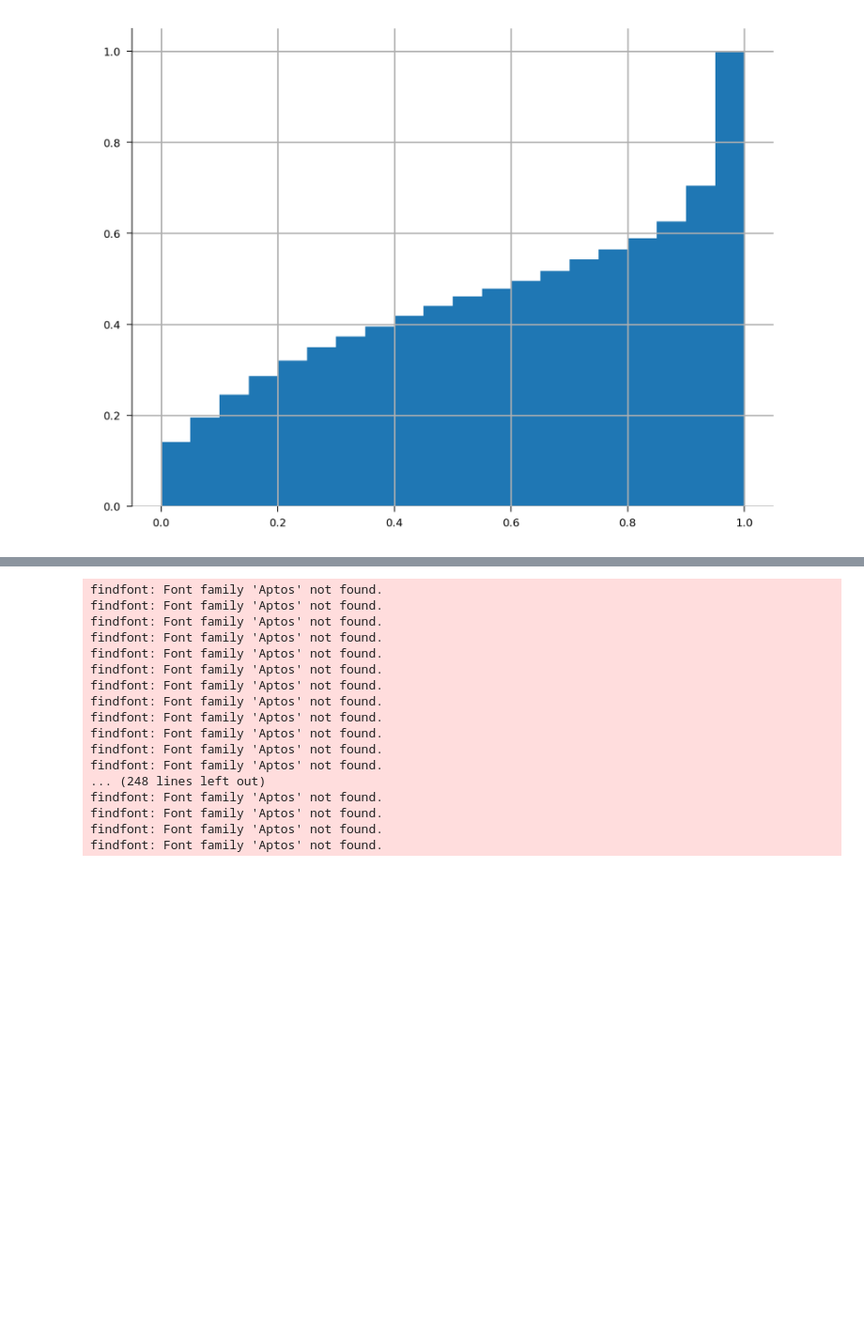
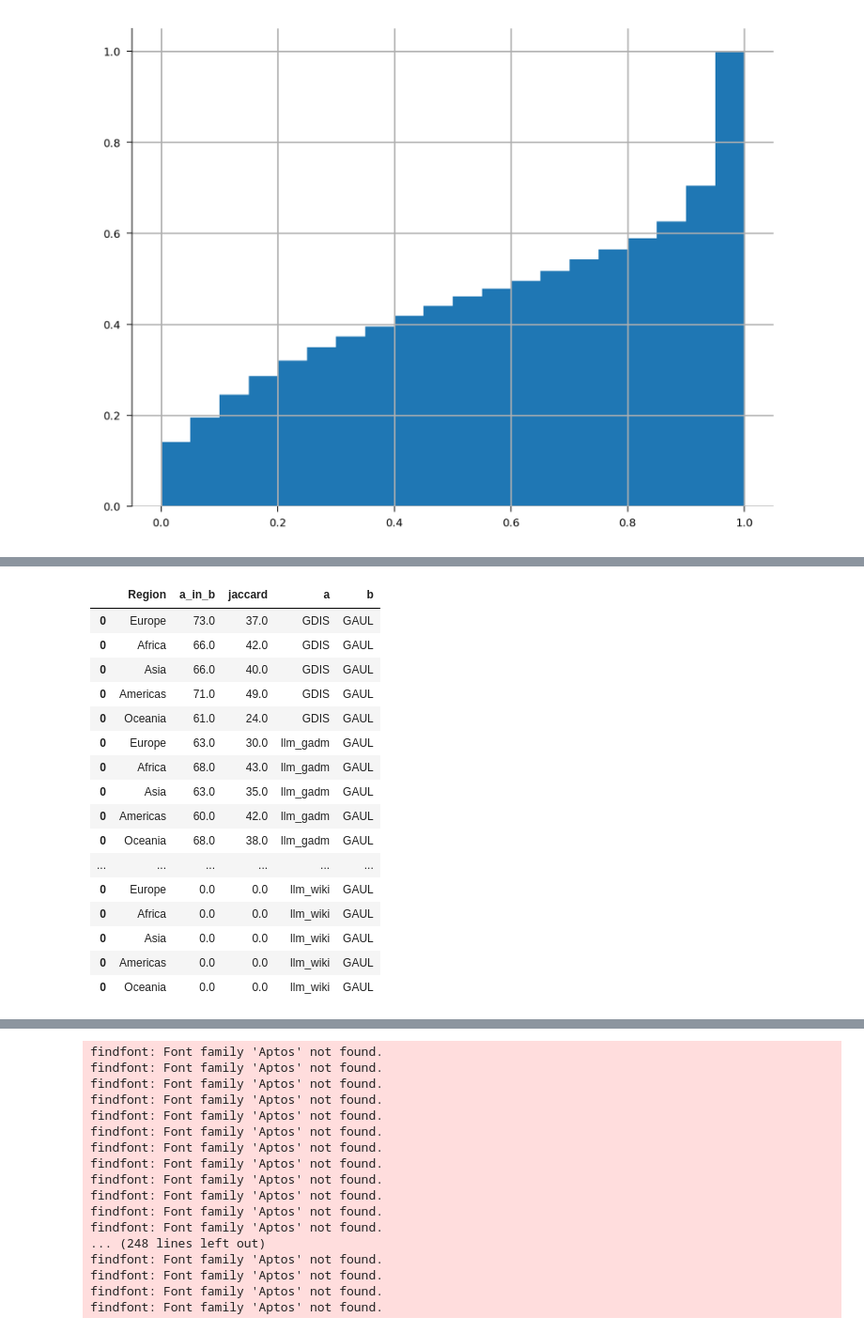
Before and after one commit to em-dat/emdat_geocoding, a Jupyter notebook: comparison_figures.ipynb, the cells around one changed output, grey strips where cells are left out. Shown at 94% size. Cells and saved outputs as stored; diff of their text form; code cells hidden in the pictures; blank space fills up the shorter version.

```diff
--- a/comparison_figures.ipynb
+++ b/comparison_figures.ipynb
@@ -361,3 +383,23 @@ findfont: Font family 'Aptos' not found.
+# %%
+results_regions
+# %% [output]
+|  | Region | a_in_b | jaccard | a | b |
+| 0 | Europe | 73.0 | 37.0 | GDIS | GAUL |
+| 0 | Africa | 66.0 | 42.0 | GDIS | GAUL |
+| 0 | Asia | 66.0 | 40.0 | GDIS | GAUL |
+| 0 | Americas | 71.0 | 49.0 | GDIS | GAUL |
+| 0 | Oceania | 61.0 | 24.0 | GDIS | GAUL |
+| 0 | Europe | 63.0 | 30.0 | llm_gadm | GAUL |
+| 0 | Africa | 68.0 | 43.0 | llm_gadm | GAUL |
+| 0 | Asia | 63.0 | 35.0 | llm_gadm | GAUL |
+| 0 | Americas | 60.0 | 42.0 | llm_gadm | GAUL |
+| 0 | Oceania | 68.0 | 38.0 | llm_gadm | GAUL |
+| ... | ... | ... | ... | ... | ... |
+| 0 | Europe | 0.0 | 0.0 | llm_wiki | GAUL |
+| 0 | Africa | 0.0 | 0.0 | llm_wiki | GAUL |
+| 0 | Asia | 0.0 | 0.0 | llm_wiki | GAUL |
+| 0 | Americas | 0.0 | 0.0 | llm_wiki | GAUL |
+| 0 | Oceania | 0.0 | 0.0 | llm_wiki | GAUL |
 # %%
 years = output_data["Start Year"].unique()
 results_years = pd.DataFrame(columns=["Year", "a_in_b", "jaccard"])
```
Also changed, not shown: parts of 4 cells of this notebook, 2 other files.
